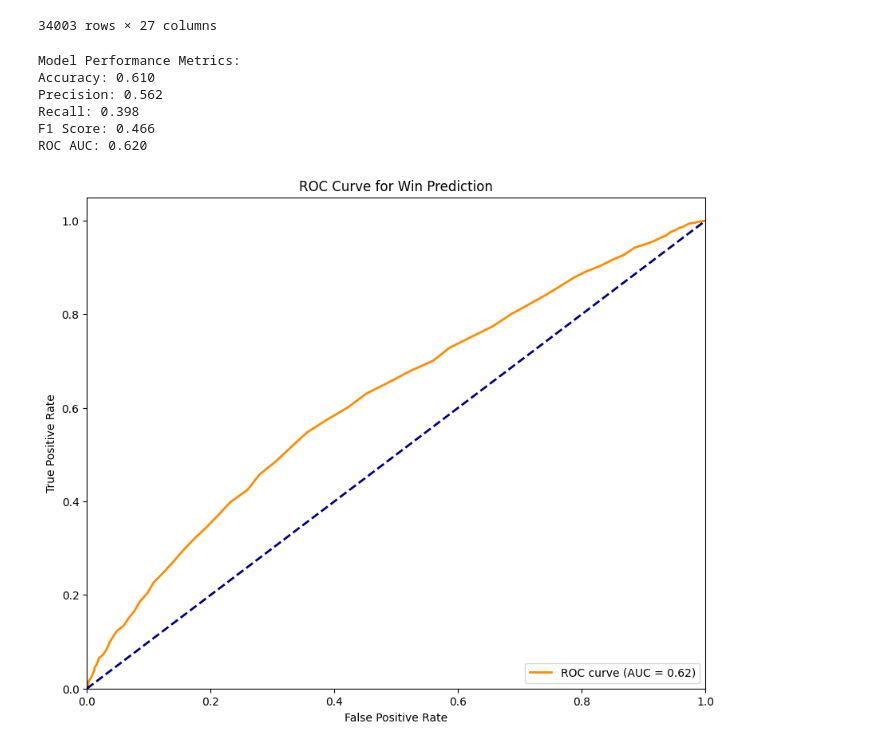
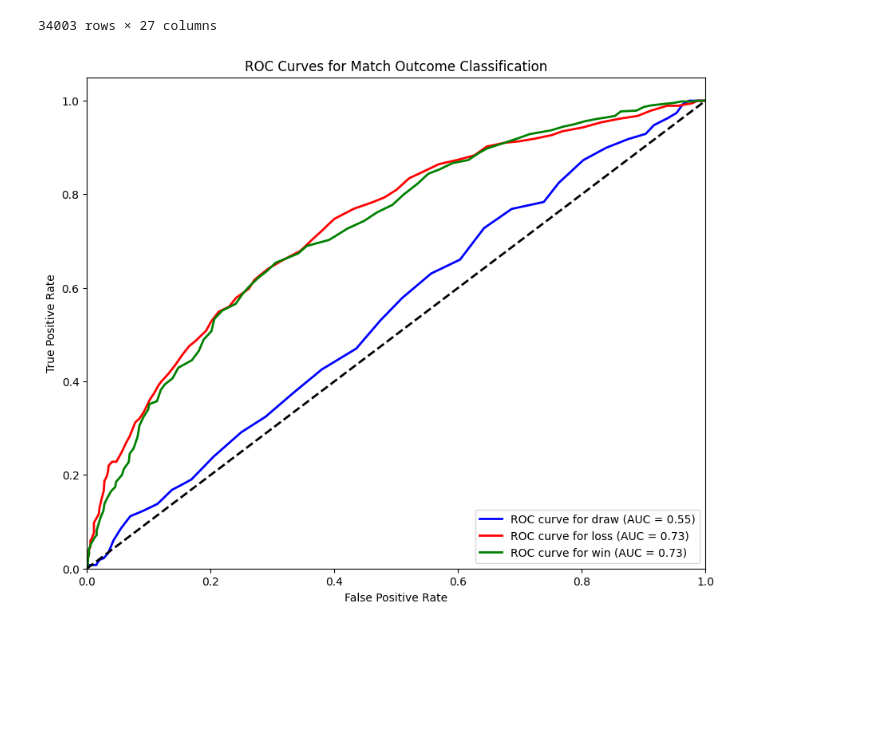
Before and after one commit to heiken1108/Match-Predictor, a Jupyter notebook: notebooks/Heiken/AUC.ipynb, the cells around one changed output. Cells and saved outputs as stored; diff of their text form; code cells hidden in the pictures; blank space fills up the shorter version.

```diff
--- a/notebooks/Heiken/AUC.ipynb
+++ b/notebooks/Heiken/AUC.ipynb
@@ -40,13 +35,10 @@ x, y = util.prepare_binary_data(data)
+# %%
+data = data[data['Div'] == 'E0']
+x, y = util.prepare_data(data)
 # %%
-roc_auc, clf = util.plot_binary_roc_curve(x, y)
+roc_auc, clf = util.plot_roc_curves(x, y)
 # %% [output]
-Model Performance Metrics:
-Accuracy: 0.610
-Precision: 0.562
-Recall: 0.398
-F1 Score: 0.466
-ROC AUC: 0.620
-[figure, old version]
+[figure, new version]
 # %%
 feature_names = x.columns
 importances, indices = util.analyze_feature_importance(clf, feature_names)
```
Also changed, not shown: parts of 3 cells of this notebook, 6 other files.
